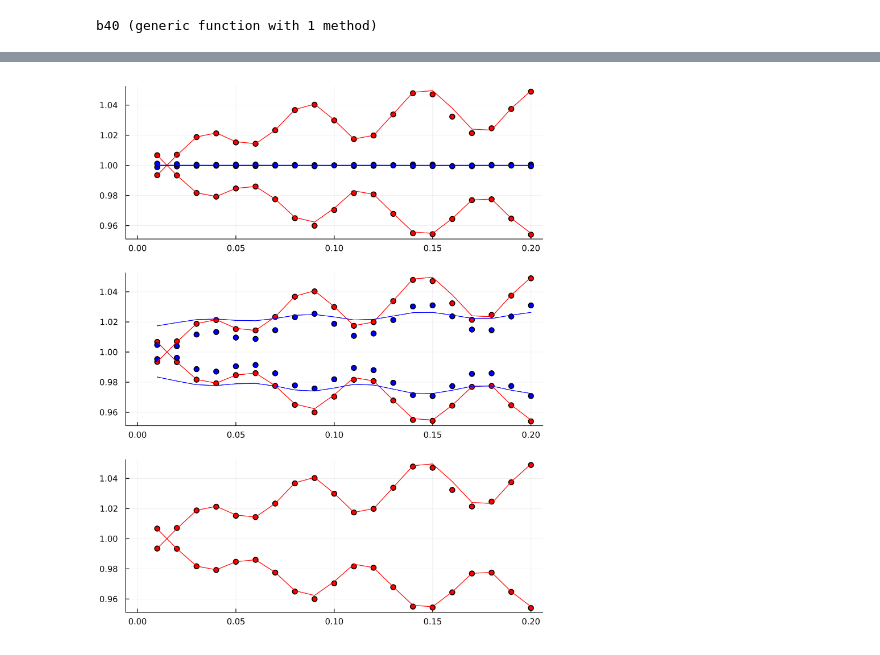
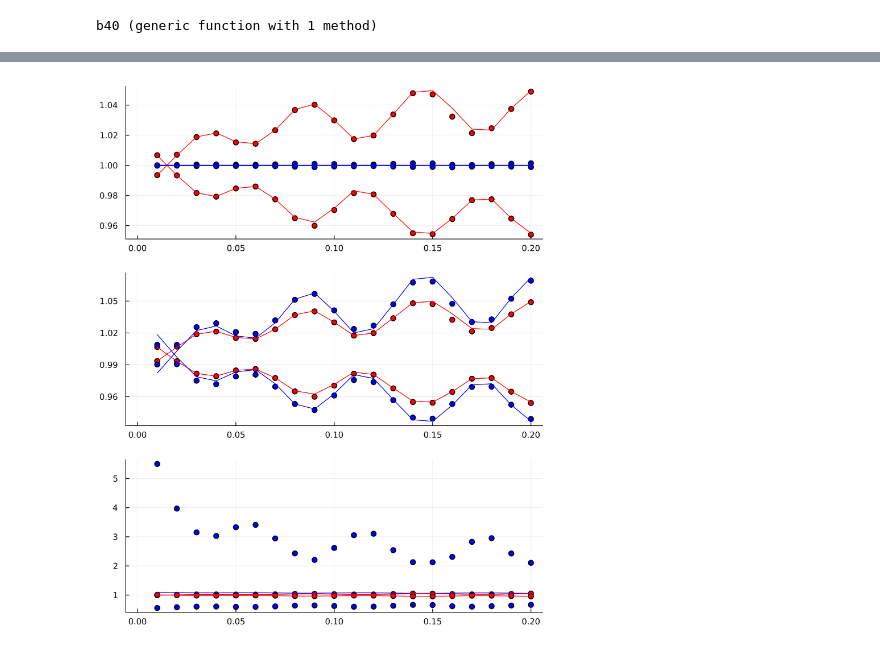
Before and after one commit to ladosamushia/BispectrumAP, a Jupyter notebook: BAOplots.ipynb, the cells around one changed output, grey strips where cells are left out. Cells and saved outputs as stored; diff of their text form; code cells hidden in the pictures.

```diff
--- a/BAOplots.ipynb
+++ b/BAOplots.ipynb
@@ -311,8 +295,8 @@ B00em = b00(kgrid, kgrid, kgrid, 1.00, 0.99);
 B20fid = b20(kgrid, kgrid, kgrid, 1.00, 1.00);
 B20ap = b20(kgrid, kgrid, kgrid, 1.01, 1.00);
 B20am = b20(kgrid, kgrid, kgrid, 0.99, 1.00);
-B20ep = b20(kgrid, kgrid, kgrid, 1.00, 1.001);
-B20em = b20(kgrid, kgrid, kgrid, 1.00, 0.999);
+B20ep = b20(kgrid, kgrid, kgrid, 1.00, 1.01);
+B20em = b20(kgrid, kgrid, kgrid, 1.00, 0.99);
 B40fid = b40(kgrid, kgrid, kgrid, 1.00, 1.00);
 B40ap = b40(kgrid, kgrid, kgrid, 1.01, 1.00);
 B40am = b40(kgrid, kgrid, kgrid, 0.99, 1.00);
@@ -364,49 +351,64 @@ scatter!(kgrid, B20fid./B20em, label=:none, color=:blue, subplot=2)
 δαV = 1 - αV; δϵ = 1 - ϵ
 B20th = B20fid
 B20th += dB20k1*δαV + dB20k2*δαV + dB20k3*δαV
-B20th += dB00k1*δϵ*0.2744 + dB20k1*δϵ*(-0.0076699) + dB40k1*δϵ*(0.160785)
-B20th += dB00k2*δϵ*(-0.0343) + dB20k2*δϵ*(-0.09558) + dB40k2*δϵ*(-0.0182668)
-B20th += dB00k3*δϵ*(-0.0343) + dB20k3*δϵ*(-0.09558) + dB40k3*δϵ*(-0.0182668)
+B20th += dB00k1*δϵ*0.44721 + dB20k1*δϵ*(0.2857) + dB40k1*δϵ*(0.3833)
+B20th += dB00k2*δϵ*(0.0559) + dB20k2*δϵ*(0.3482) + dB40k2*δϵ*(0.0479)
+B20th += dB00k3*δϵ*(0.0103896) + dB20k3*δϵ*(0.113) + dB40k3*δϵ*(0.452185)
 B20th += B00fid*δϵ*(-1.3416) + B20fid*δϵ*(-0.42857) + B40fid*δϵ*0.76665
 plot!(kgrid, B20fid./B20th, label=:none, color=:red, subplot=2)
 αV = 0.99; ϵ=1.00
 δαV = 1 - αV; δϵ = 1 - ϵ
 B20th = B20fid
 B20th += dB20k1*δαV + dB20k2*δαV + dB20k3*δαV
-B20th += dB00k1*δϵ/sqrt(5) + dB00k2*δϵ/8/sqrt(5) + dB00k3*δϵ/8/sqrt(5)
-B20th += dB20k1*δϵ*2/7 + dB20k2*δϵ/28 + dB20k3*δϵ/28
+B20th += dB00k1*δϵ*0.44721 + dB20k1*δϵ*(0.2857) + dB40k1*δϵ*(0.3833)
+B20th += dB00k2*δϵ*(0.0559) + dB20k2*δϵ*(0.3482) + dB40k2*δϵ*(0.0479)
+B20th += dB00k3*δϵ*(0.0103896) + dB20k3*δϵ*(0.113) + dB40k3*δϵ*(0.452185)
+#B20th += B00fid*δϵ*(-1.3416) + B20fid*δϵ*(-0.42857) + B40fid*δϵ*0.76665
 plot!(kgrid, B20fid./B20th, label=:none, color=:red, subplot=2)
-αV = 1.00; ϵ=1.001
-δαV = 1 - αV; δϵ = 1 - ϵ
-B20th = B20fid
-B20th += dB20k1*δαV + dB20k2*δαV + dB20k3*δαV
-B20th += dB00k1*δϵ*0.4472 + dB20k1*δϵ*(0.2857) + dB40k1*δϵ*(0.3833)
-#B20th += dB00k2*δϵ*(-0.05589) + dB20k2*δϵ*(-0.0357) + dB40k2*δϵ*(-0.0479)
-#B20th += dB00k3*δϵ*(-0.05589) + dB20k3*δϵ*(-0.0357) + dB40k3*δϵ*(-0.0479)
-B20th += B00fid*δϵ*(-1.3416) + B20fid*δϵ*(-0.42857) + B40fid*δϵ*0.76665
-plot!(kgrid, B20fid./B20th, label=:none, color=:blue, subplot=2)
-αV = 1.00; ϵ=0.999
+αV = 1.00; ϵ=1.01
 δαV = 1 - αV; δϵ = 1 - ϵ
 B20th = B20fid
 B20th += dB20k1*δαV + dB20k2*δαV + dB20k3*δαV
 B20th += dB00k1*δϵ*0.4472 + dB20k1*δϵ*(0.2857) + dB40k1*δϵ*(0.3833)
 B20th += dB00k2*δϵ*(-0.05589) + dB20k2*δϵ*(-0.0357) + dB40k2*δϵ*(-0.0479)
 B20th += dB00k3*δϵ*(-0.05589) + dB20k3*δϵ*(-0.0357) + dB40k3*δϵ*(-0.0479)
-B20th += B00fid*δϵ*(-1.3416) + B20fid*δϵ*(-0.42857) + B40fid*δϵ*0.76665
+#B20th += B00fid*δϵ*(-1.3416) + B20fid*δϵ*(-0.42857) + B40fid*δϵ*0.76665
+plot!(kgrid, B20fid./B20th, label=:none, color=:blue, subplot=2)
+αV = 1.00; ϵ=0.99
+δαV = 1 - αV; δϵ = 1 - ϵ
+B20th = B20fid
+B20th += dB20k1*δαV + dB20k2*δαV + dB20k3*δαV
+B20th += dB00k1*δϵ*0.4472 + dB20k1*δϵ*(0.2857) + dB40k1*δϵ*(0.3833)
+B20th += dB00k2*δϵ*(-0.05589) + dB20k2*δϵ*(-0.0357) + dB40k2*δϵ*(-0.0479)
+B20th += dB00k3*δϵ*(-0.05589) + dB20k3*δϵ*(-0.0357) + dB40k3*δϵ*(-0.0479)
+#B20th += B00fid*δϵ*(-1.3416) + B20fid*δϵ*(-0.42857) + B40fid*δϵ*0.76665
 plot!(kgrid, B20fid./B20th, label=:none, color=:blue, subplot=2)
 scatter!(kgrid, B40fid./B40ap, label=:none, color=:red, subplot=3)
 scatter!(kgrid, B40fid./B40am, label=:none, color=:red, subplot=3)
-#scatter!(kgrid, B40fid./B40ep, label=:none, color=:blue, subplot=3)
-#scatter!(kgrid, B40fid./B40em, label=:none, color=:blue, subplot=3)
+scatter!(kgrid, B40fid./B40ep, label=:none, color=:blue, subplot=3)
+scatter!(kgrid, B40fid./B40em, label=:none, color=:blue, subplot=3)
 αV = 1.01; ϵ=1.00
 δαV = 1 - αV; δϵ = 1 - ϵ
 B40th = B40fid
 B40th += dB40k1*δαV + dB40k2*δαV + dB40k3*δαV
 plot!(kgrid, B40fid./B40th, label=:none, color=:red, subplot=3)
 αV = 0.99; ϵ=1.00
 δαV = 1 - αV; δϵ = 1 - ϵ
 B40th = B40fid
 B40th += dB40k1*δαV + dB40k2*δαV + dB40k3*δαV
 plot!(kgrid, B40fid./B40th, label=:none, color=:red, subplot=3)
+αV = 1.00; ϵ=1.001
+δαV = 1 - αV; δϵ = 1 - ϵ
+B40th = B40fid
+B40th += dB40k1*δαV + dB40k2*δαV + dB40k3*δαV
+B40th += dB00k1*δϵ*(0) + dB20k1*δϵ*(0.3833) + dB40k1*δϵ*(0.25974)
+B40th += dB00k2*δϵ*(0) + dB20k2*δϵ*(0.0479) + dB40k2*δϵ*(0.344967)
+B40th += dB00k3*δϵ*(0) + dB20k3*δϵ*(0.113367) + dB40k3*δϵ*(0.452185)
+plot!(kgrid, B40fid./B40th .+ 0.07, label=:none, color=:blue, subplot=3)
+αV = 0.99; ϵ=0.999
+δαV = 1 - αV; δϵ = 1 - ϵ
+B40th = B40fid
+B40th += dB40k1*δαV + dB40k2*δαV + dB40k3*δαV
+plot!(kgrid, B40fid./B40th, label=:none, color=:red, subplot=3)
 # %% [output]
-[figure, old version]
+[figure, new version]
```
Also changed, not shown: parts of 15 cells of this notebook, 2 other files.
